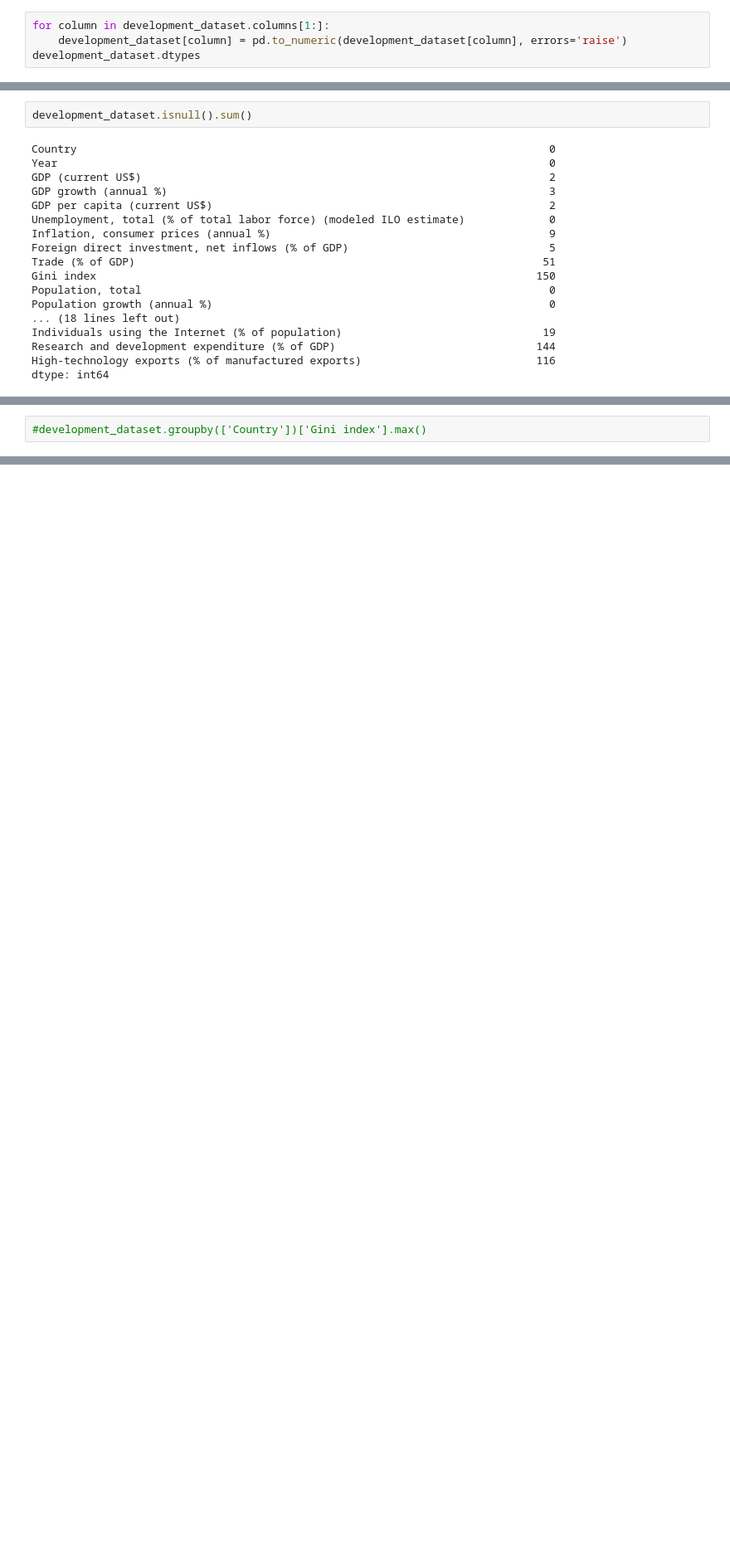
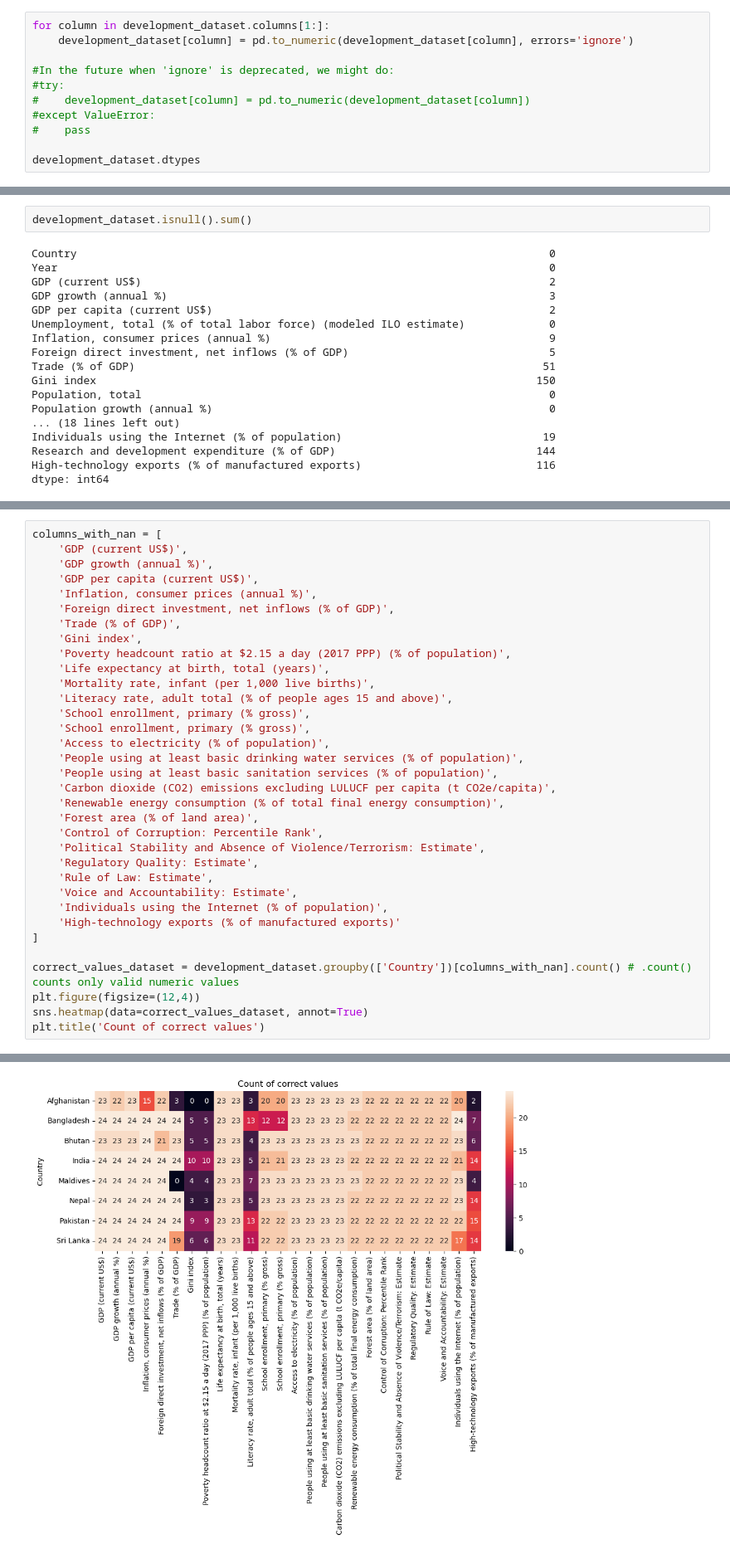
Before and after one commit to Marco-Zhao/SouthAsia_Development, a Jupyter notebook: SouthAsianDevelopment_NotebookAnalysis.ipynb, the cells around one changed output, grey strips where cells are left out. Shown at 83% size. Saved outputs shown, nothing was run; the diff lists cells and outputs as text; blank space fills up the shorter version.

Commit message:
sns heatmap and missing values

```diff
--- a/SouthAsianDevelopment_NotebookAnalysis.ipynb
+++ b/SouthAsianDevelopment_NotebookAnalysis.ipynb
@@ -78,7 +85,14 @@ print('%.2f' %total_missing_cells, '%')
 ### 1. We should convert all objects in floats except for [Country]
 # %%
 for column in development_dataset.columns[1:]:
-    development_dataset[column] = pd.to_numeric(development_dataset[column], errors='raise')
+    development_dataset[column] = pd.to_numeric(development_dataset[column], errors='ignore')
+
+#In the future when 'ignore' is deprecated, we might do:
+#try:
+#    development_dataset[column] = pd.to_numeric(development_dataset[column])
+#except ValueError:
+#    pass
+
 development_dataset.dtypes
 # %% [output]
 Country                                                                        object
@@ -131,2 +137,35 @@ dtype: int64
 # %%
-#development_dataset.groupby(['Country'])['Gini index'].max()
+columns_with_nan = [
+    'GDP (current US$)',
+    'GDP growth (annual %)',
+    'GDP per capita (current US$)',
+    'Inflation, consumer prices (annual %)',
+    'Foreign direct investment, net inflows (% of GDP)',
+    'Trade (% of GDP)',
+    'Gini index',
+    'Poverty headcount ratio at $2.15 a day (2017 PPP) (% of population)',
+    'Life expectancy at birth, total (years)',
+    'Mortality rate, infant (per 1,000 live births)',
+    'Literacy rate, adult total (% of people ages 15 and above)',
+    'School enrollment, primary (% gross)',
+    'School enrollment, primary (% gross)',
+    'Access to electricity (% of population)',
+    'People using at least basic drinking water services (% of population)',
+    'People using at least basic sanitation services (% of population)',
+    'Carbon dioxide (CO2) emissions excluding LULUCF per capita (t CO2e/capita)',
+    'Renewable energy consumption (% of total final energy consumption)',
+    'Forest area (% of land area)',
+    'Control of Corruption: Percentile Rank',
+    'Political Stability and Absence of Violence/Terrorism: Estimate',
+    'Regulatory Quality: Estimate',
+    'Rule of Law: Estimate',
+    'Voice and Accountability: Estimate',
+    'Individuals using the Internet (% of population)',
+    'High-technology exports (% of manufactured exports)'
+]
+
+correct_values_dataset = development_dataset.groupby(['Country'])[columns_with_nan].count() # .count() counts only valid numeric values
+plt.figure(figsize=(12,4))
+sns.heatmap(data=correct_values_dataset, annot=True)
+plt.title('Count of correct values')
+# %% [output]
@@ -132,0 +173 @@ dtype: int64
+[figure, added]
```
Also changed, not shown: parts of 11 cells of this notebook.
